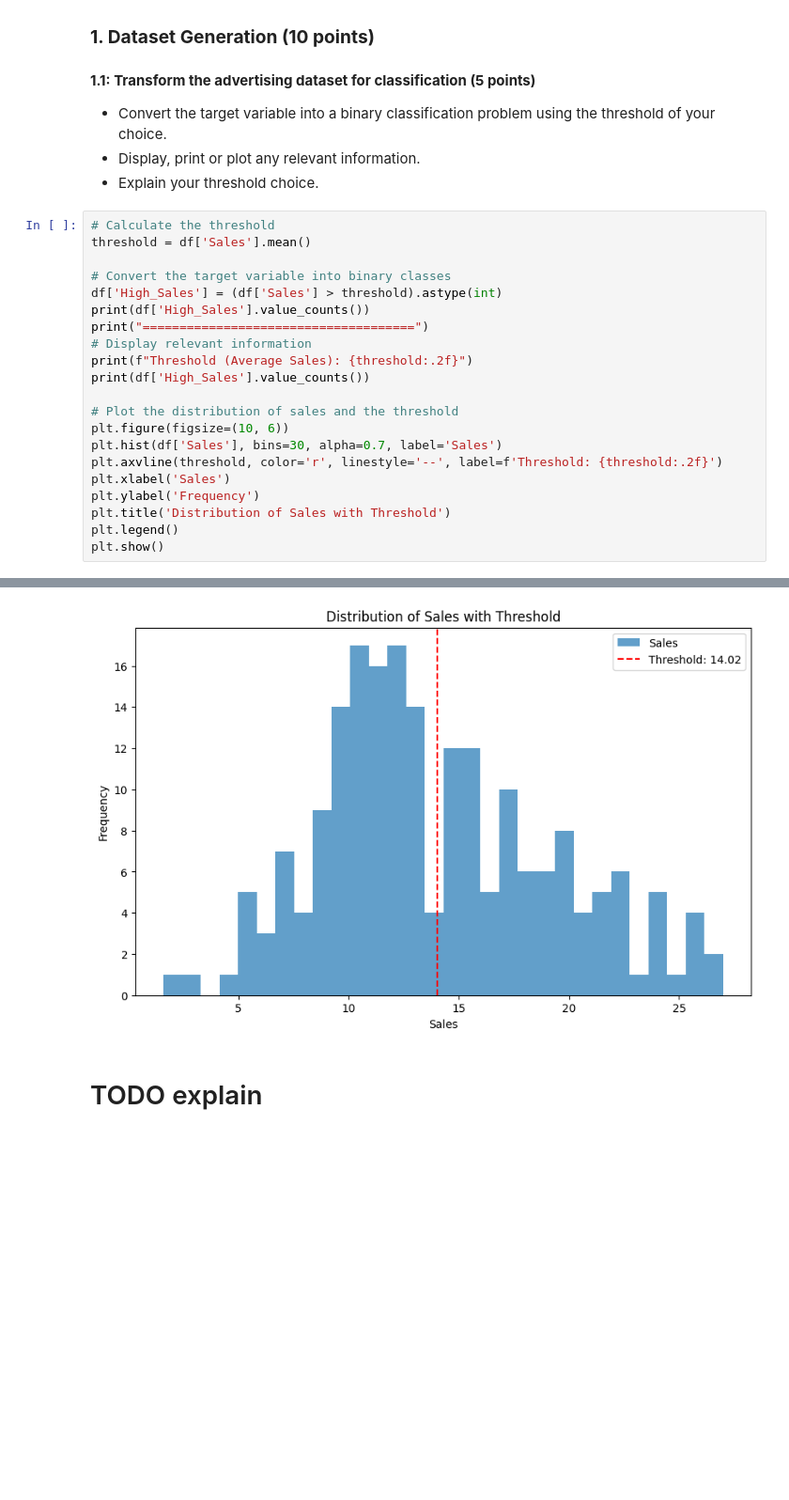
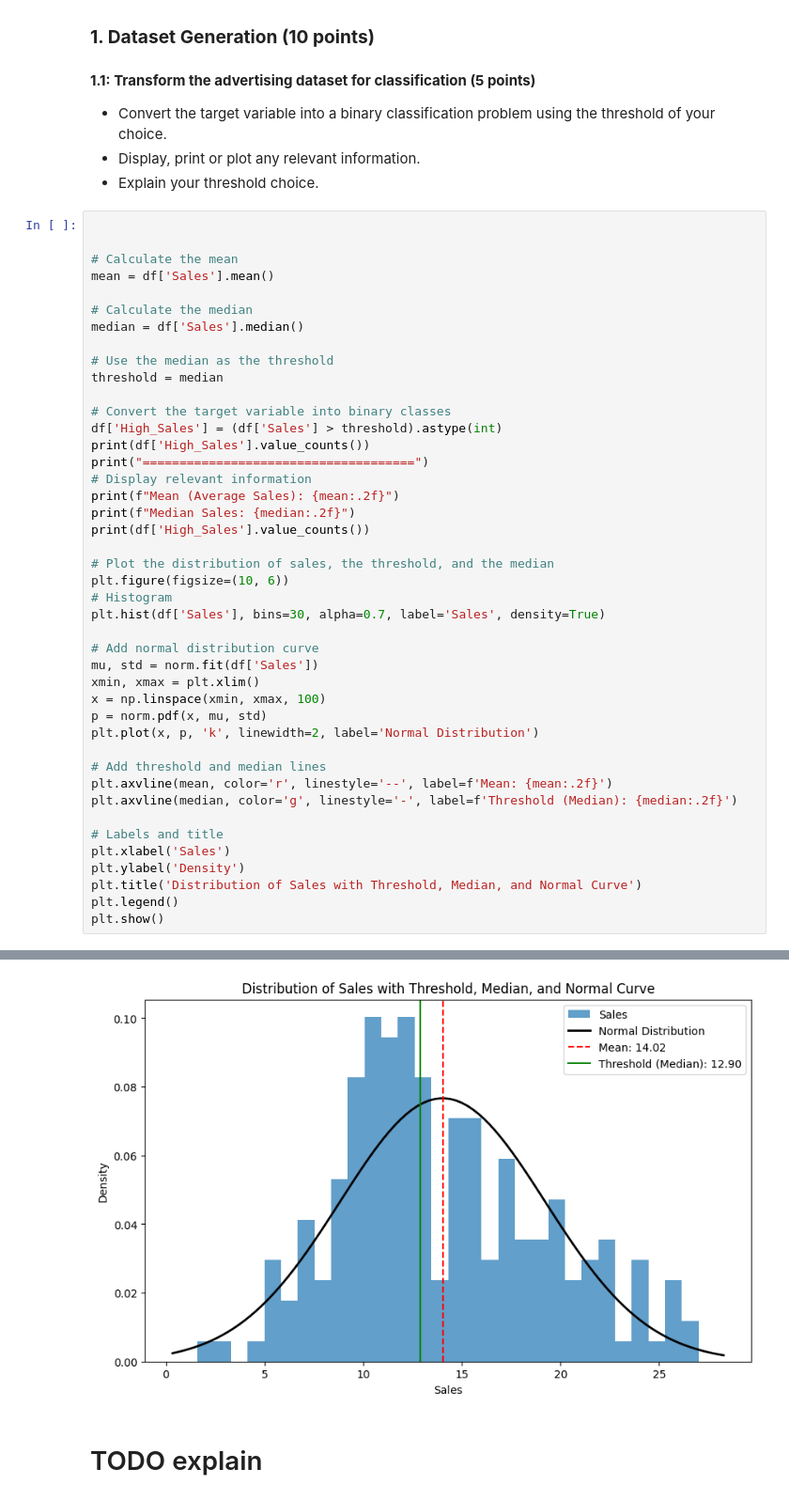
Before and after one commit to davidmarsoni/ml-project, a Jupyter notebook: Graded_lab.ipynb, the cells around one changed output, grey strips where cells are left out. Shown at 94% size. Cells and saved outputs as stored; diff of their text form; blank space fills up the shorter version.

```diff
--- a/Graded_lab.ipynb
+++ b/Graded_lab.ipynb
@@ -401,24 +462,46 @@ In this task, you will create a binary classification model to predict whether s
 - Display, print or plot any relevant information.
 - Explain your threshold choice.
 # %%
-# Calculate the threshold
-threshold = df['Sales'].mean()
+
+
+# Calculate the mean
+mean = df['Sales'].mean()
+
+# Calculate the median
+median = df['Sales'].median()
+
+# Use the median as the threshold
+threshold = median
 
 # Convert the target variable into binary classes
 df['High_Sales'] = (df['Sales'] > threshold).astype(int)
 print(df['High_Sales'].value_counts())
 print("=====================================")
 # Display relevant information
-print(f"Threshold (Average Sales): {threshold:.2f}")
+print(f"Mean (Average Sales): {mean:.2f}")
+print(f"Median Sales: {median:.2f}")
 print(df['High_Sales'].value_counts())
 
-# Plot the distribution of sales and the threshold
+# Plot the distribution of sales, the threshold, and the median
 plt.figure(figsize=(10, 6))
-plt.hist(df['Sales'], bins=30, alpha=0.7, label='Sales')
-plt.axvline(threshold, color='r', linestyle='--', label=f'Threshold: {threshold:.2f}')
+# Histogram
+plt.hist(df['Sales'], bins=30, alpha=0.7, label='Sales', density=True)
+
+# Add normal distribution curve
+mu, std = norm.fit(df['Sales'])
+xmin, xmax = plt.xlim()
+x = np.linspace(xmin, xmax, 100)
+p = norm.pdf(x, mu, std)
+plt.plot(x, p, 'k', linewidth=2, label='Normal Distribution')
+
+# Add threshold and median lines
+plt.axvline(mean, color='r', linestyle='--', label=f'Mean: {mean:.2f}')
+plt.axvline(median, color='g', linestyle='-', label=f'Threshold (Median): {median:.2f}')
+
+# Labels and title
 plt.xlabel('Sales')
-plt.ylabel('Frequency')
-plt.title('Distribution of Sales with Threshold')
+plt.ylabel('Density')
+plt.title('Distribution of Sales with Threshold, Median, and Normal Curve')
 plt.legend()
 plt.show()
 # %% [output]
@@ -434,5 +518,5 @@ High_Sales
 Name: count, dtype: int64
-[figure, old version]
+[figure, new version]
 # %% [markdown]
 # TODO explain
 # %% [markdown]
```
Also changed, not shown: parts of 36 cells of this notebook.
